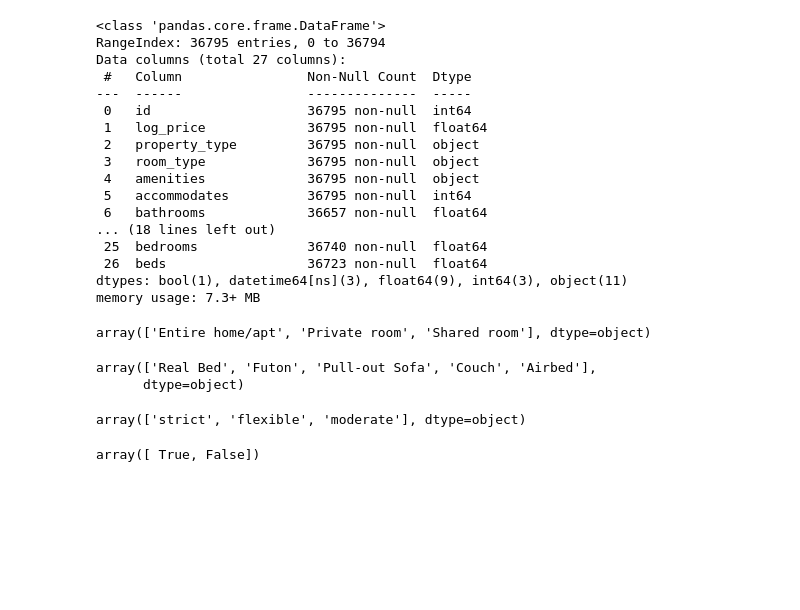
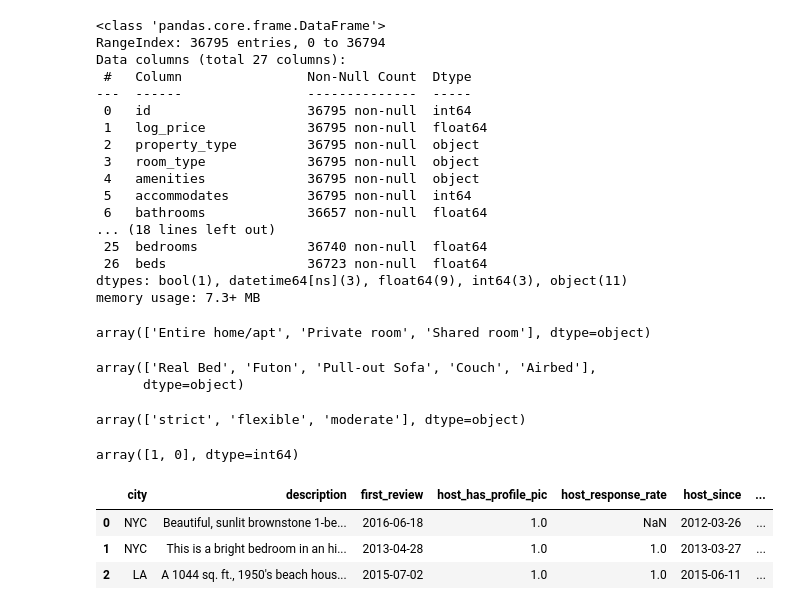
Before and after one commit to ups1610/Vacation_homez, a Jupyter notebook: notebooks/EDA.ipynb, the cells around one changed output. Saved outputs shown, nothing was run; the diff lists cells and outputs as text; code cells hidden in the pictures; blank space fills up the shorter version.

```diff
--- a/notebooks/EDA.ipynb
+++ b/notebooks/EDA.ipynb
@@ -48,6 +48,7 @@ label_encoder = LabelEncoder()
 
 ## apartment = 0 and home = 1
 df['property_type'] = label_encoder.fit_transform(df['property_type'])
+df['cleaning_fee'] = label_encoder.fit_transform(df['cleaning_fee'])
 # %%
 display(df['room_type'].unique())
 display(df['bed_type'].unique())
@@ -58,7 +59,7 @@ array(['Entire home/apt', 'Private room', 'Shared room'], dtype=object)
 array(['Real Bed', 'Futon', 'Pull-out Sofa', 'Couch', 'Airbed'],
       dtype=object)
 array(['strict', 'flexible', 'moderate'], dtype=object)
-array([ True, False])
+array([1, 0], dtype=int64)
 # %%
 room_type_map = {'Entire home/apt':1 ,'Private room':2,'Shared room':3}
 bed_type_map = {'Real Bed': 1,'Futon':2,'Pull-out Sofa':3,'Couch':4,'Airbed':5 }
@@ -71,0 +71,11 @@ df['cleaning_fee'] = df['cleaning_fee'].map(cleaning_map).astype('float')
+# %%
+df[['city', 'description', 'first_review',
+       'host_has_profile_pic', 'host_response_rate', 'host_since',
+       'instant_bookable', 'last_review', 'latitude', 'longitude', 'name',
+       'neighbourhood', 'number_of_reviews', 'review_scores_rating', 'zipcode',
+       'bedrooms', 'beds']].head(3)
+# %% [output]
+|  | city | description | first_review | host_has_profile_pic | host_response_rate | host_since | ... |
+| 0 | NYC | Beautiful, sunlit brownstone 1-be... | 2016-06-18 | 1.0 | NaN | 2012-03-26 | ... |
+| 1 | NYC | This is a bright bedroom in an hi... | 2013-04-28 | 1.0 | 1.0 | 2013-03-27 | ... |
+| 2 | LA | A 1044 sq. ft., 1950's beach hous... | 2015-07-02 | 1.0 | 1.0 | 2015-06-11 | ... |
```
Also changed, not shown: parts of 24 cells of this notebook, 1 other file.
